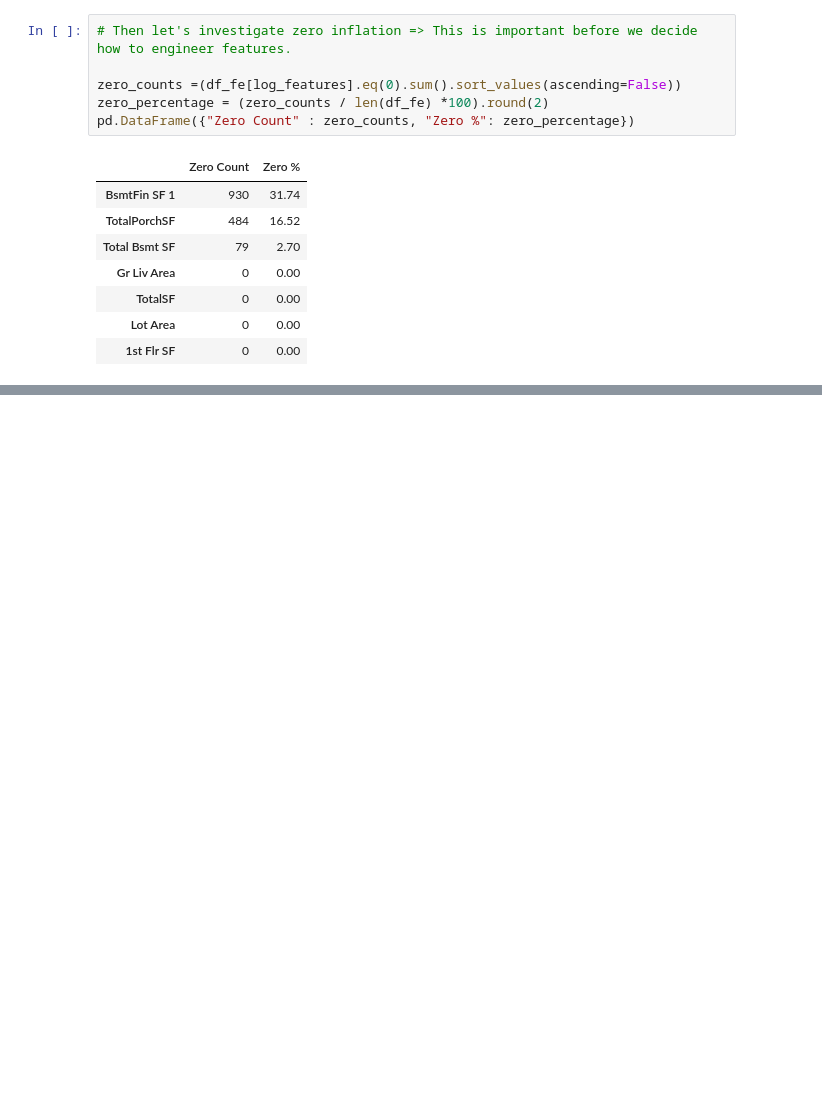
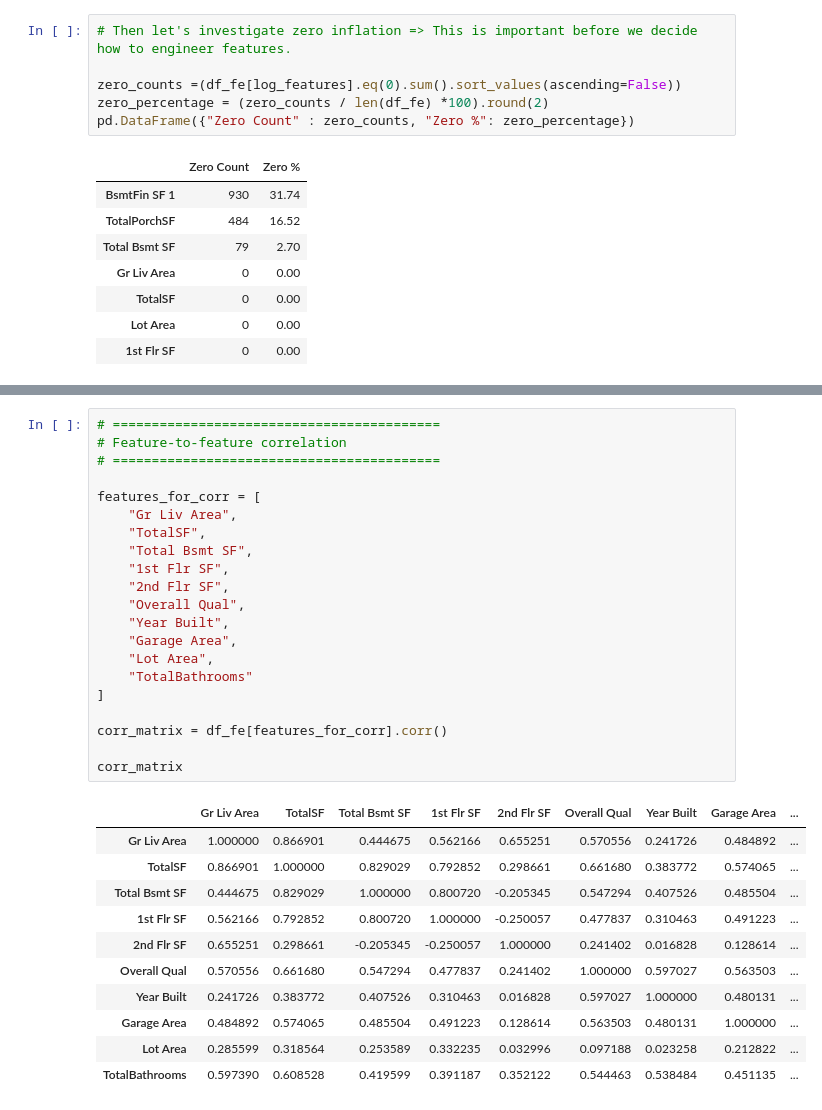
Before and after one commit to kashu9313161/ML-Projects, a Jupyter notebook: house-prediction-system/notebooks/01_eda_feature_engineering/feature_eng.ipynb, the cells around one changed output, grey strips where cells are left out. Saved outputs shown, nothing was run; the diff lists cells and outputs as text; blank space fills up the shorter version.

```diff
--- a/house-prediction-system/notebooks/01_eda_feature_engineering/feature_eng.ipynb
+++ b/house-prediction-system/notebooks/01_eda_feature_engineering/feature_eng.ipynb
@@ -499,0 +679,33 @@ pd.DataFrame({"Zero Count" : zero_counts, "Zero %": zero_percentage})
+# %%
+# ==========================================
+# Feature-to-feature correlation
+# ==========================================
+
+features_for_corr = [
+    "Gr Liv Area",
+    "TotalSF",
+    "Total Bsmt SF",
+    "1st Flr SF",
+    "2nd Flr SF",
+    "Overall Qual",
+    "Year Built",
+    "Garage Area",
+    "Lot Area",
+    "TotalBathrooms"
+]
+
+corr_matrix = df_fe[features_for_corr].corr()
+
+corr_matrix
+# %% [output]
+|  | Gr Liv Area | TotalSF | Total Bsmt SF | 1st Flr SF | 2nd Flr SF | Overall Qual | Year Built | Garage Area | ... |
+| Gr Liv Area | 1.000000 | 0.866901 | 0.444675 | 0.562166 | 0.655251 | 0.570556 | 0.241726 | 0.484892 | ... |
+| TotalSF | 0.866901 | 1.000000 | 0.829029 | 0.792852 | 0.298661 | 0.661680 | 0.383772 | 0.574065 | ... |
+| Total Bsmt SF | 0.444675 | 0.829029 | 1.000000 | 0.800720 | -0.205345 | 0.547294 | 0.407526 | 0.485504 | ... |
+| 1st Flr SF | 0.562166 | 0.792852 | 0.800720 | 1.000000 | -0.250057 | 0.477837 | 0.310463 | 0.491223 | ... |
+| 2nd Flr SF | 0.655251 | 0.298661 | -0.205345 | -0.250057 | 1.000000 | 0.241402 | 0.016828 | 0.128614 | ... |
+| Overall Qual | 0.570556 | 0.661680 | 0.547294 | 0.477837 | 0.241402 | 1.000000 | 0.597027 | 0.563503 | ... |
+| Year Built | 0.241726 | 0.383772 | 0.407526 | 0.310463 | 0.016828 | 0.597027 | 1.000000 | 0.480131 | ... |
+| Garage Area | 0.484892 | 0.574065 | 0.485504 | 0.491223 | 0.128614 | 0.563503 | 0.480131 | 1.000000 | ... |
+| Lot Area | 0.285599 | 0.318564 | 0.253589 | 0.332235 | 0.032996 | 0.097188 | 0.023258 | 0.212822 | ... |
+| TotalBathrooms | 0.597390 | 0.608528 | 0.419599 | 0.391187 | 0.352122 | 0.544463 | 0.538484 | 0.451135 | ... |
```
Also changed, not shown: parts of 10 cells of this notebook, 1 other file.
